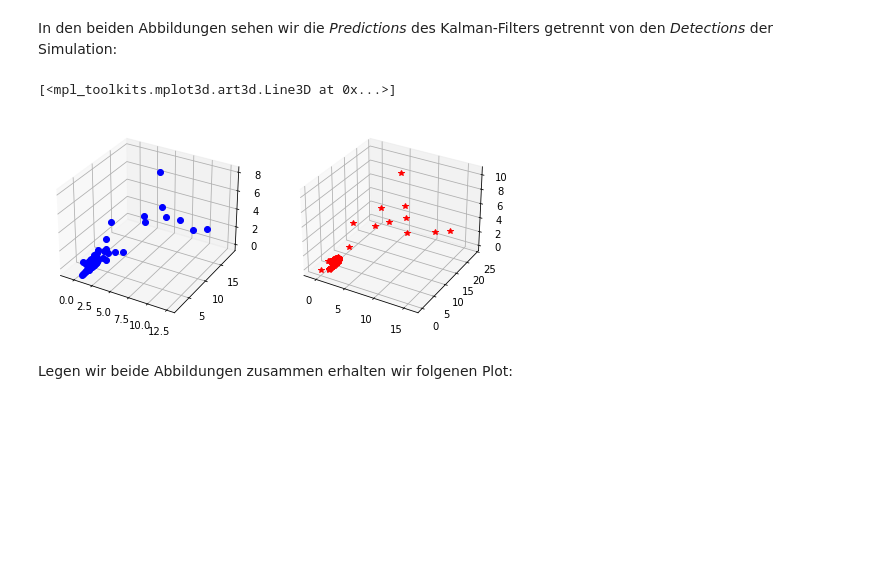
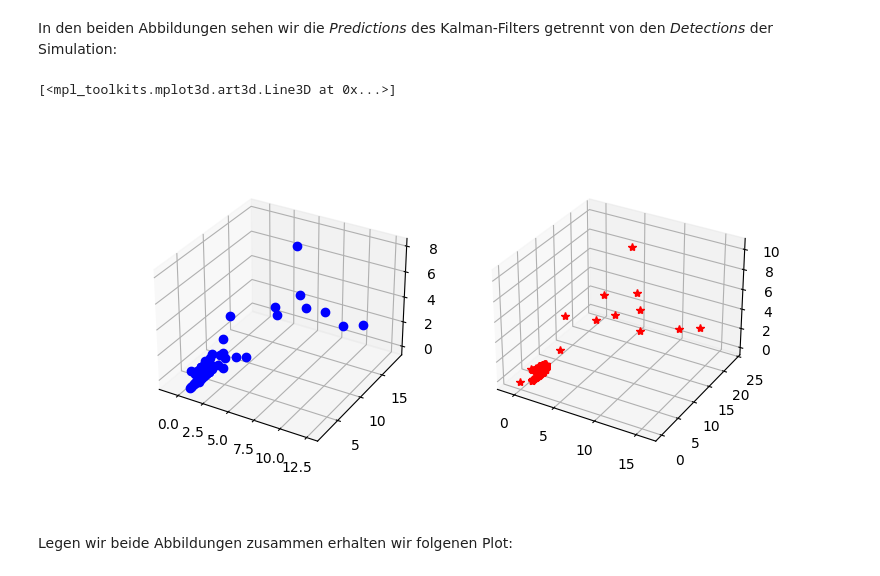
Before and after one commit to goseind/kalman-filter-dbscan, a Jupyter notebook: Abgabe/PML-Bericht Christian.ipynb, the cells around one changed output. Drawn from its saved outputs; the diff is of its cells as text; code cells hidden in the pictures; blank space fills up the shorter version.

```diff
--- a/Abgabe/PML-Bericht Christian.ipynb
+++ b/Abgabe/PML-Bericht Christian.ipynb
@@ -55,7 +55,8 @@ import copy
 from collections import deque
 from ipywidgets import *
 from collections import deque
-%matplotlib inline
+%matplotlib widget
+plt.style.use('classic')
 # %% [markdown]
 ## Einleitung <a name="p1"></a>
 # %% [markdown]
@@ -693,15 +694,15 @@ In den beiden Abbildungen sehen wir die *Predictions* des Kalman-Filters getrenn
 # %%
 T1 = pred[:-1]
 
-fig = plt.figure(figsize=(8, 4))
+fig = plt.figure(figsize=(8, 4),facecolor='w')
 ax1 = fig.add_subplot(121, projection='3d')
 ax2 = fig.add_subplot(122, projection='3d')
 
 ax1.plot3D(T1[:,0], T1[:,1], T1[:,2], 'bo')
 ax2.plot3D(Detections[:,0], Detections[:,1], Detections[:,2], 'r*')
 # %% [output]
 [<mpl_toolkits.mplot3d.art3d.Line3D at 0x...>]
-[figure, old version]
+[figure, new version]
 # %% [markdown]
 Legen wir beide Abbildungen zusammen erhalten wir folgenen Plot:
 # %%
```
Also changed, not shown: parts of 13 cells of this notebook, 7 other files.
